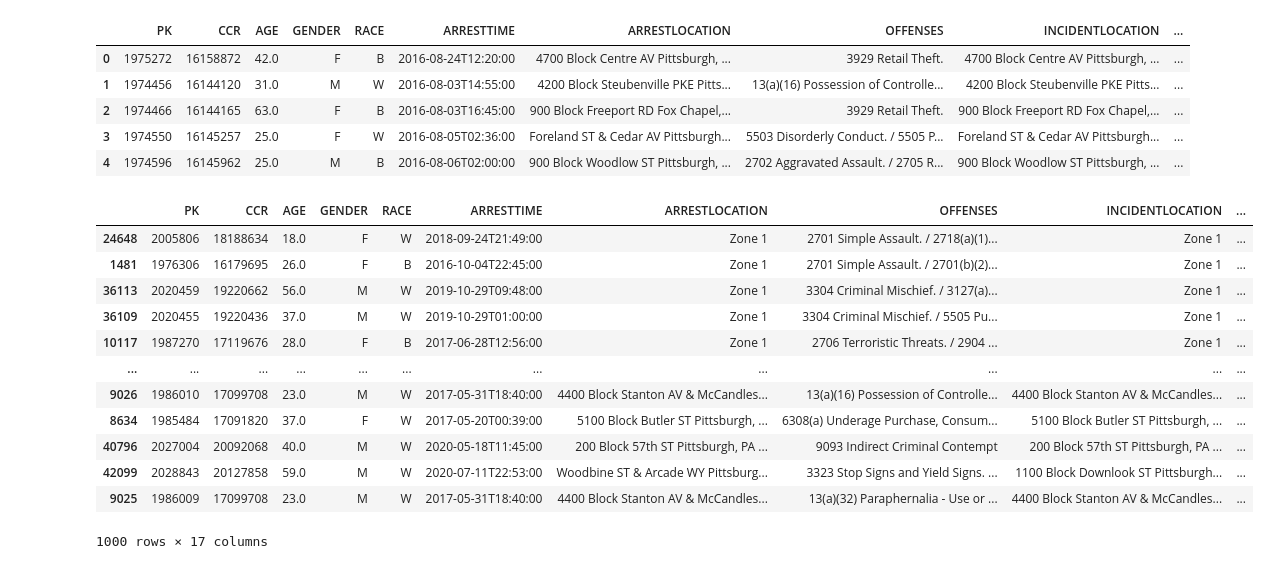
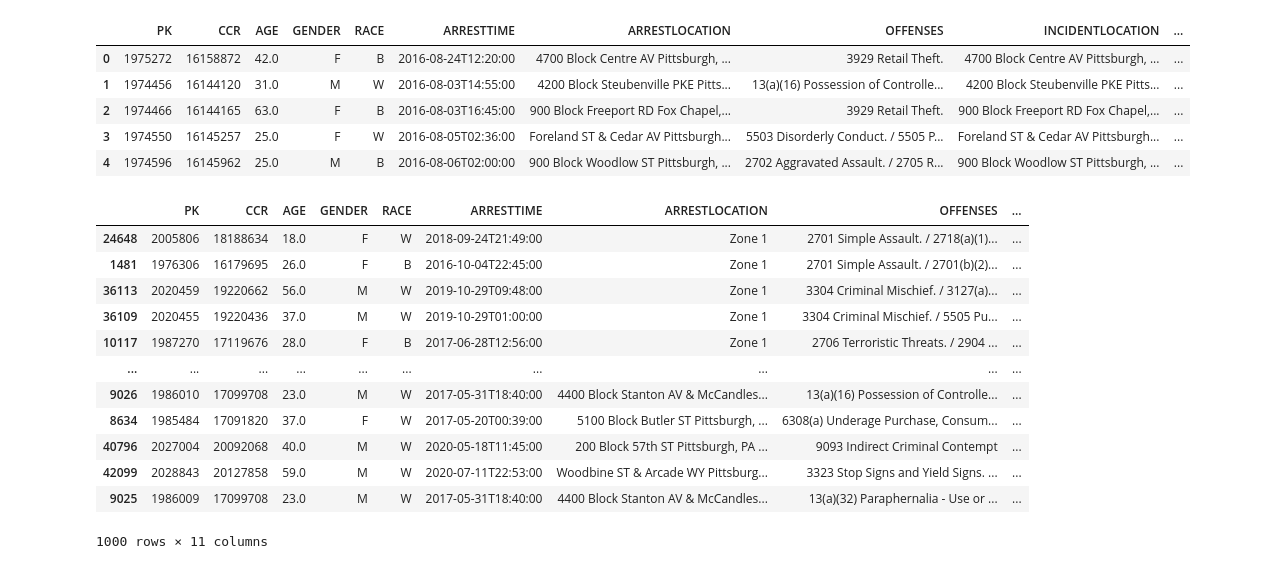
Before and after one commit to GrayCleric4/Final-Project, a Jupyter notebook: Gray'sData.ipynb, the cells around one changed output. Saved outputs shown, nothing was run; the diff lists cells and outputs as text; code cells hidden in the pictures.

```diff
--- a/Gray'sData.ipynb
+++ b/Gray'sData.ipynb
@@ -22,22 +18,24 @@ arrest_pandas.head()
 # %%
 df = pd.DataFrame(arrest_pandas)
 df['ZipCodes'] = df['ARRESTLOCATION'].str.split().str[-1]
-
-dfsorted = df.sort_values(by = ['ZipCodes'])
-dfsorted.head(1000)
+zipcodeFrequency = df['ZipCodes']
+df['ZipCounts'] = df['ZipCodes'].value_counts()
+df = df.drop(columns = ['INCIDENTLOCATION', 'INCIDENTZONE', 'INCIDENTTRACT', 'COUNCIL_DISTRICT','PUBLIC_WORKS_DIVISION','X', 'Y'])
+df = df.sort_values(by = ['ZipCodes'])
+df.head(1000)
 # %% [output]
-|  | PK | CCR | AGE | GENDER | RACE | ARRESTTIME | ARRESTLOCATION | OFFENSES | INCIDENTLOCATION | ... |
-| 24648 | 2005806 | 18188634 | 18.0 | F | W | 2018-09-24T21:49:00 | Zone 1 | 2701 Simple Assault. / 2718(a)(1)... | Zone 1 | ... |
-| 1481 | 1976306 | 16179695 | 26.0 | F | B | 2016-10-04T22:45:00 | Zone 1 | 2701 Simple Assault. / 2701(b)(2)... | Zone 1 | ... |
-| 36113 | 2020459 | 19220662 | 56.0 | M | W | 2019-10-29T09:48:00 | Zone 1 | 3304 Criminal Mischief. / 3127(a)... | Zone 1 | ... |
-| 36109 | 2020455 | 19220436 | 37.0 | M | W | 2019-10-29T01:00:00 | Zone 1 | 3304 Criminal Mischief. / 5505 Pu... | Zone 1 | ... |
-| 10117 | 1987270 | 17119676 | 28.0 | F | B | 2017-06-28T12:56:00 | Zone 1 | 2706 Terroristic Threats. / 2904 ... | Zone 1 | ... |
-| ... | ... | ... | ... | ... | ... | ... | ... | ... | ... | ... |
-| 9026 | 1986010 | 17099708 | 23.0 | M | W | 2017-05-31T18:40:00 | 4400 Block Stanton AV & McCandles... | 13(a)(16) Possession of Controlle... | 4400 Block Stanton AV & McCandles... | ... |
-| 8634 | 1985484 | 17091820 | 37.0 | F | W | 2017-05-20T00:39:00 | 5100 Block Butler ST Pittsburgh, ... | 6308(a) Underage Purchase, Consum... | 5100 Block Butler ST Pittsburgh, ... | ... |
-| 40796 | 2027004 | 20092068 | 40.0 | M | W | 2020-05-18T11:45:00 | 200 Block 57th ST Pittsburgh, PA ... | 9093 Indirect Criminal Contempt | 200 Block 57th ST Pittsburgh, PA ... | ... |
-| 42099 | 2028843 | 20127858 | 59.0 | M | W | 2020-07-11T22:53:00 | Woodbine ST & Arcade WY Pittsburg... | 3323 Stop Signs and Yield Signs. ... | 1100 Block Downlook ST Pittsburgh... | ... |
-| 9025 | 1986009 | 17099708 | 23.0 | M | W | 2017-05-31T18:40:00 | 4400 Block Stanton AV & McCandles... | 13(a)(32) Paraphernalia - Use or ... | 4400 Block Stanton AV & McCandles... | ... |
+|  | PK | CCR | AGE | GENDER | RACE | ARRESTTIME | ARRESTLOCATION | OFFENSES | ... |
+| 24648 | 2005806 | 18188634 | 18.0 | F | W | 2018-09-24T21:49:00 | Zone 1 | 2701 Simple Assault. / 2718(a)(1)... | ... |
+| 1481 | 1976306 | 16179695 | 26.0 | F | B | 2016-10-04T22:45:00 | Zone 1 | 2701 Simple Assault. / 2701(b)(2)... | ... |
+| 36113 | 2020459 | 19220662 | 56.0 | M | W | 2019-10-29T09:48:00 | Zone 1 | 3304 Criminal Mischief. / 3127(a)... | ... |
+| 36109 | 2020455 | 19220436 | 37.0 | M | W | 2019-10-29T01:00:00 | Zone 1 | 3304 Criminal Mischief. / 5505 Pu... | ... |
+| 10117 | 1987270 | 17119676 | 28.0 | F | B | 2017-06-28T12:56:00 | Zone 1 | 2706 Terroristic Threats. / 2904 ... | ... |
+| ... | ... | ... | ... | ... | ... | ... | ... | ... | ... |
+| 9026 | 1986010 | 17099708 | 23.0 | M | W | 2017-05-31T18:40:00 | 4400 Block Stanton AV & McCandles... | 13(a)(16) Possession of Controlle... | ... |
+| 8634 | 1985484 | 17091820 | 37.0 | F | W | 2017-05-20T00:39:00 | 5100 Block Butler ST Pittsburgh, ... | 6308(a) Underage Purchase, Consum... | ... |
+| 40796 | 2027004 | 20092068 | 40.0 | M | W | 2020-05-18T11:45:00 | 200 Block 57th ST Pittsburgh, PA ... | 9093 Indirect Criminal Contempt | ... |
+| 42099 | 2028843 | 20127858 | 59.0 | M | W | 2020-07-11T22:53:00 | Woodbine ST & Arcade WY Pittsburg... | 3323 Stop Signs and Yield Signs. ... | ... |
+| 9025 | 1986009 | 17099708 | 23.0 | M | W | 2017-05-31T18:40:00 | 4400 Block Stanton AV & McCandles... | 13(a)(32) Paraphernalia - Use or ... | ... |
-1000 rows × 17 columns
+1000 rows × 11 columns
 # %%
 zipcodeFrequency = df['ZipCodes']
```
Also changed, not shown: parts of 6 cells of this notebook.
